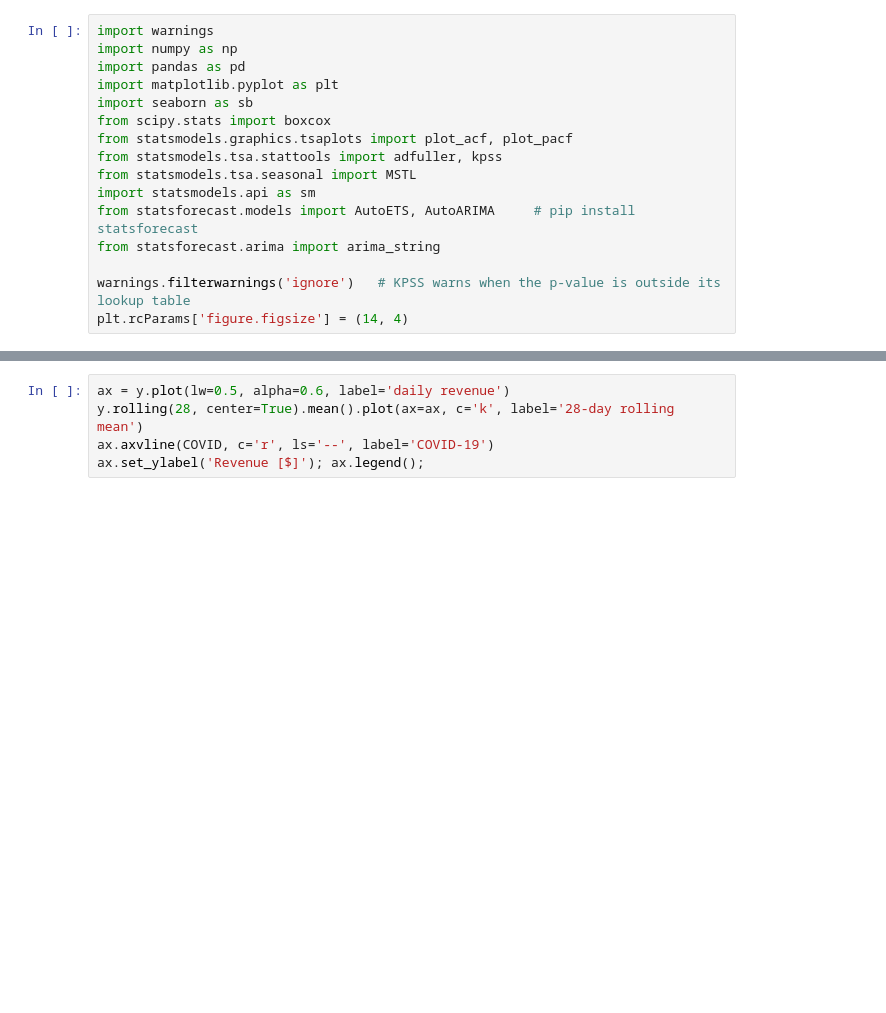
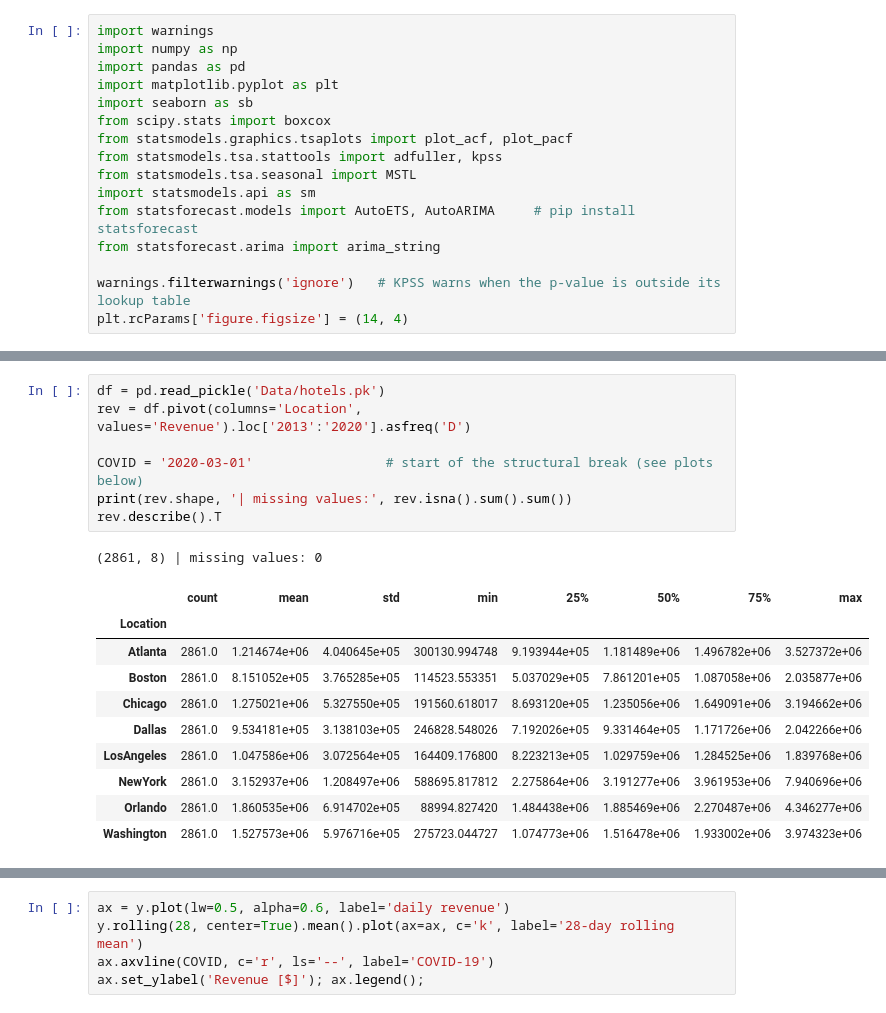
Before and after one commit to peykoff/minichallenge-forecasting, a Jupyter notebook: hotels_LA.ipynb, the cells around one changed output, grey strips where cells are left out. Drawn from its saved outputs; the diff is of its cells as text; blank space fills up the shorter version.

```diff
--- a/hotels_LA.ipynb
+++ b/hotels_LA.ipynb
@@ -54,0 +36,19 @@ la.describe().T
+# %%
+df = pd.read_pickle('Data/hotels.pk')
+rev = df.pivot(columns='Location', values='Revenue').loc['2013':'2020'].asfreq('D')
+
+COVID = '2020-03-01'                 # start of the structural break (see plots below)
+print(rev.shape, '| missing values:', rev.isna().sum().sum())
+rev.describe().T
+# %% [output]
+(2861, 8) | missing values: 0
+|  | count | mean | std | min | 25% | 50% | 75% | max |
+| Location |  |  |  |  |  |  |  |  |
+| Atlanta | 2861.0 | 1.214674e+06 | 4.040645e+05 | 300130.994748 | 9.193944e+05 | 1.181489e+06 | 1.496782e+06 | 3.527372e+06 |
+| Boston | 2861.0 | 8.151052e+05 | 3.765285e+05 | 114523.553351 | 5.037029e+05 | 7.861201e+05 | 1.087058e+06 | 2.035877e+06 |
+| Chicago | 2861.0 | 1.275021e+06 | 5.327550e+05 | 191560.618017 | 8.693120e+05 | 1.235056e+06 | 1.649091e+06 | 3.194662e+06 |
+| Dallas | 2861.0 | 9.534181e+05 | 3.138103e+05 | 246828.548026 | 7.192026e+05 | 9.331464e+05 | 1.171726e+06 | 2.042266e+06 |
+| LosAngeles | 2861.0 | 1.047586e+06 | 3.072564e+05 | 164409.176800 | 8.223213e+05 | 1.029759e+06 | 1.284525e+06 | 1.839768e+06 |
+| NewYork | 2861.0 | 3.152937e+06 | 1.208497e+06 | 588695.817812 | 2.275864e+06 | 3.191277e+06 | 3.961953e+06 | 7.940696e+06 |
+| Orlando | 2861.0 | 1.860535e+06 | 6.914702e+05 | 88994.827420 | 1.484438e+06 | 1.885469e+06 | 2.270487e+06 | 4.346277e+06 |
+| Washington | 2861.0 | 1.527573e+06 | 5.976716e+05 | 275723.044727 | 1.074773e+06 | 1.516478e+06 | 1.933002e+06 | 3.974323e+06 |
```
Also changed, not shown: parts of 17 cells of this notebook, 1 other file.
